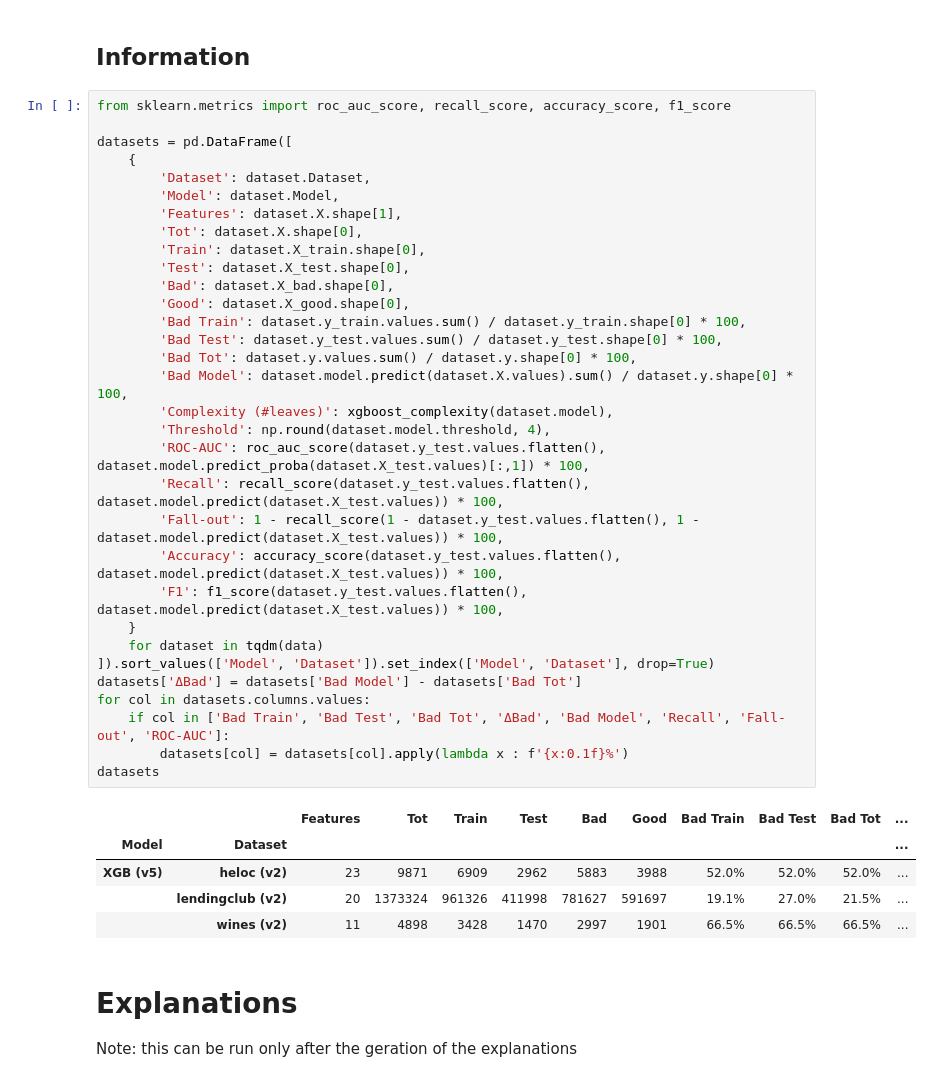
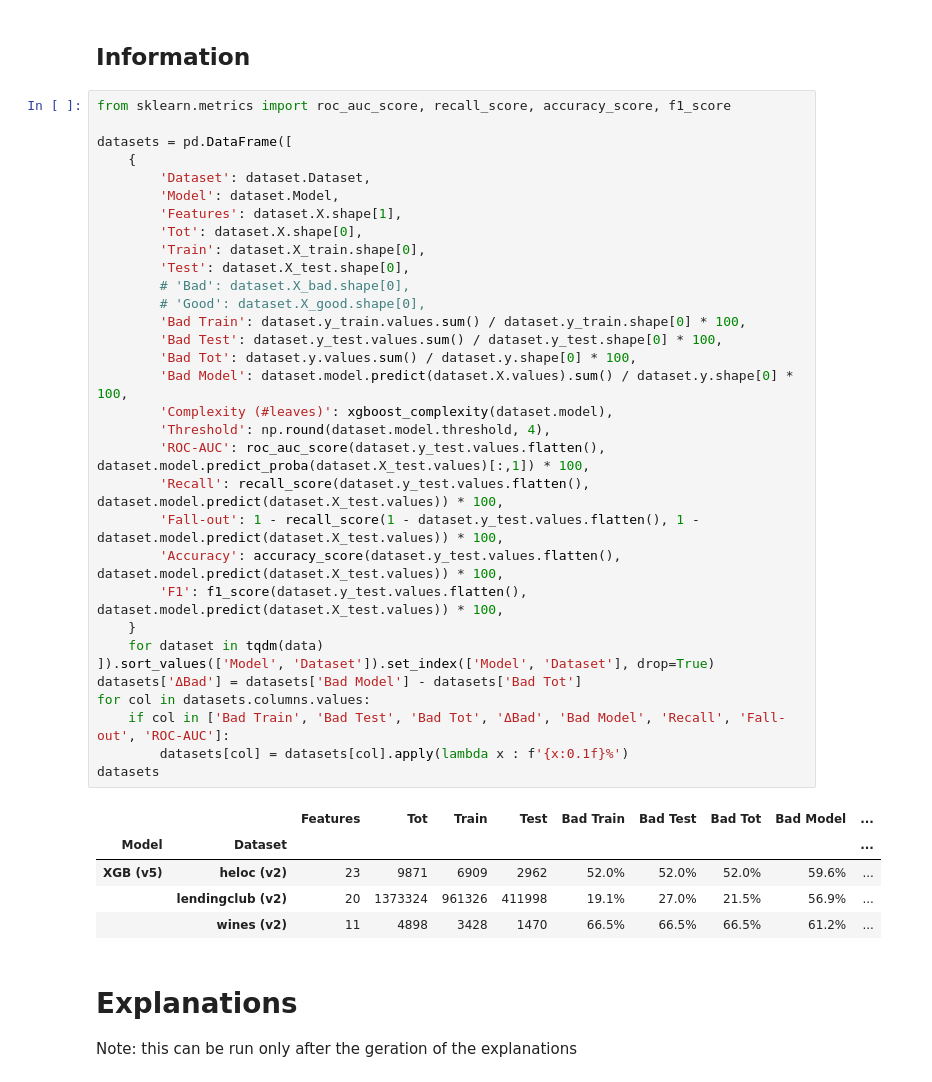
Before and after one commit to jpmorganchase/cf-shap-facct22, a Jupyter notebook: Datasets & Models Information.ipynb, the cells around one changed output. Drawn from its saved outputs; the diff is of its cells as text.

```diff
--- a/Datasets & Models Information.ipynb
+++ b/Datasets & Models Information.ipynb
@@ -49,40 +48,40 @@ data = [
 from sklearn.metrics import roc_auc_score, recall_score, accuracy_score, f1_score
 
 datasets = pd.DataFrame([
     {
         'Dataset': dataset.Dataset,
         'Model': dataset.Model,
         'Features': dataset.X.shape[1],
         'Tot': dataset.X.shape[0],
         'Train': dataset.X_train.shape[0],
         'Test': dataset.X_test.shape[0],
-        'Bad': dataset.X_bad.shape[0],
-        'Good': dataset.X_good.shape[0],
+        # 'Bad': dataset.X_bad.shape[0],
+        # 'Good': dataset.X_good.shape[0],
         'Bad Train': dataset.y_train.values.sum() / dataset.y_train.shape[0] * 100,
         'Bad Test': dataset.y_test.values.sum() / dataset.y_test.shape[0] * 100,
         'Bad Tot': dataset.y.values.sum() / dataset.y.shape[0] * 100,
         'Bad Model': dataset.model.predict(dataset.X.values).sum() / dataset.y.shape[0] * 100,
         'Complexity (#leaves)': xgboost_complexity(dataset.model),
         'Threshold': np.round(dataset.model.threshold, 4),
         'ROC-AUC': roc_auc_score(dataset.y_test.values.flatten(), dataset.model.predict_proba(dataset.X_test.values)[:,1]) * 100,
         'Recall': recall_score(dataset.y_test.values.flatten(), dataset.model.predict(dataset.X_test.values)) * 100,
         'Fall-out': 1 - recall_score(1 - dataset.y_test.values.flatten(), 1 - dataset.model.predict(dataset.X_test.values)) * 100,
         'Accuracy': accuracy_score(dataset.y_test.values.flatten(), dataset.model.predict(dataset.X_test.values)) * 100,
         'F1': f1_score(dataset.y_test.values.flatten(), dataset.model.predict(dataset.X_test.values)) * 100,
     }
     for dataset in tqdm(data)
 ]).sort_values(['Model', 'Dataset']).set_index(['Model', 'Dataset'], drop=True)
 datasets['ΔBad'] = datasets['Bad Model'] - datasets['Bad Tot']
 for col in datasets.columns.values:
     if col in ['Bad Train', 'Bad Test', 'Bad Tot', 'ΔBad', 'Bad Model', 'Recall', 'Fall-out', 'ROC-AUC']:
         datasets[col] = datasets[col].apply(lambda x : f'{x:0.1f}%')
 datasets
 # %% [output]
-|  |  | Features | Tot | Train | Test | Bad | Good | Bad Train | Bad Test | Bad Tot | ... |
-| Model | Dataset |  |  |  |  |  |  |  |  |  | ... |
-| XGB (v5) | heloc (v2) | 23 | 9871 | 6909 | 2962 | 5883 | 3988 | 52.0% | 52.0% | 52.0% | ... |
-|  | lendingclub (v2) | 20 | 1373324 | 961326 | 411998 | 781627 | 591697 | 19.1% | 27.0% | 21.5% | ... |
-|  | wines (v2) | 11 | 4898 | 3428 | 1470 | 2997 | 1901 | 66.5% | 66.5% | 66.5% | ... |
+|  |  | Features | Tot | Train | Test | Bad Train | Bad Test | Bad Tot | Bad Model | ... |
+| Model | Dataset |  |  |  |  |  |  |  |  | ... |
+| XGB (v5) | heloc (v2) | 23 | 9871 | 6909 | 2962 | 52.0% | 52.0% | 52.0% | 59.6% | ... |
+|  | lendingclub (v2) | 20 | 1373324 | 961326 | 411998 | 19.1% | 27.0% | 21.5% | 56.9% | ... |
+|  | wines (v2) | 11 | 4898 | 3428 | 1470 | 66.5% | 66.5% | 66.5% | 61.2% | ... |
 # %% [markdown]
 # Explanations
 Note: this can be run only after the geration of the explanations
```
Also changed, not shown: parts of 1 cell of this notebook, 48 other files.
